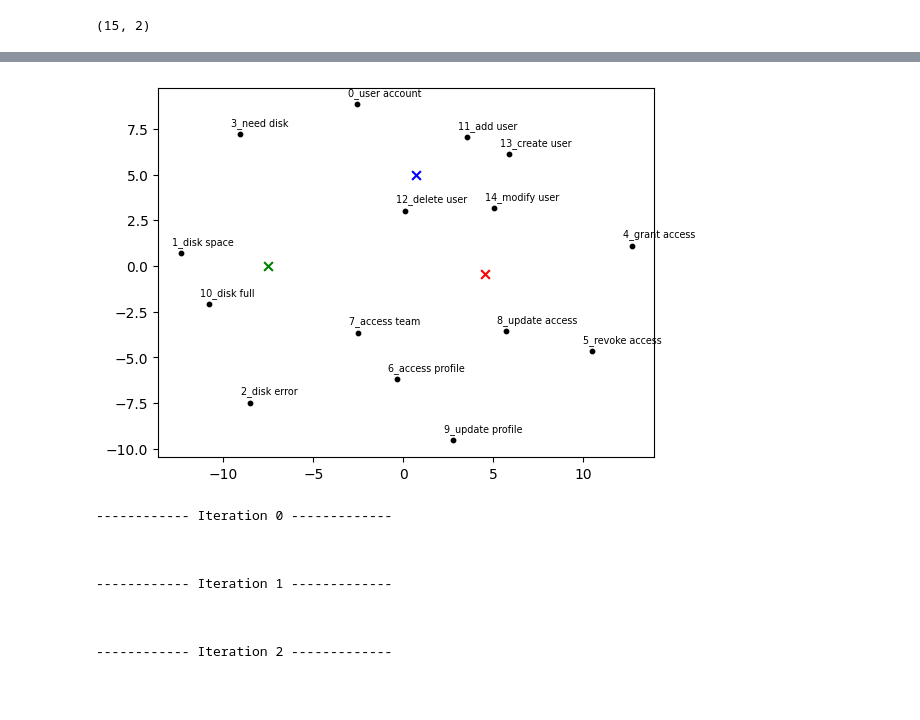
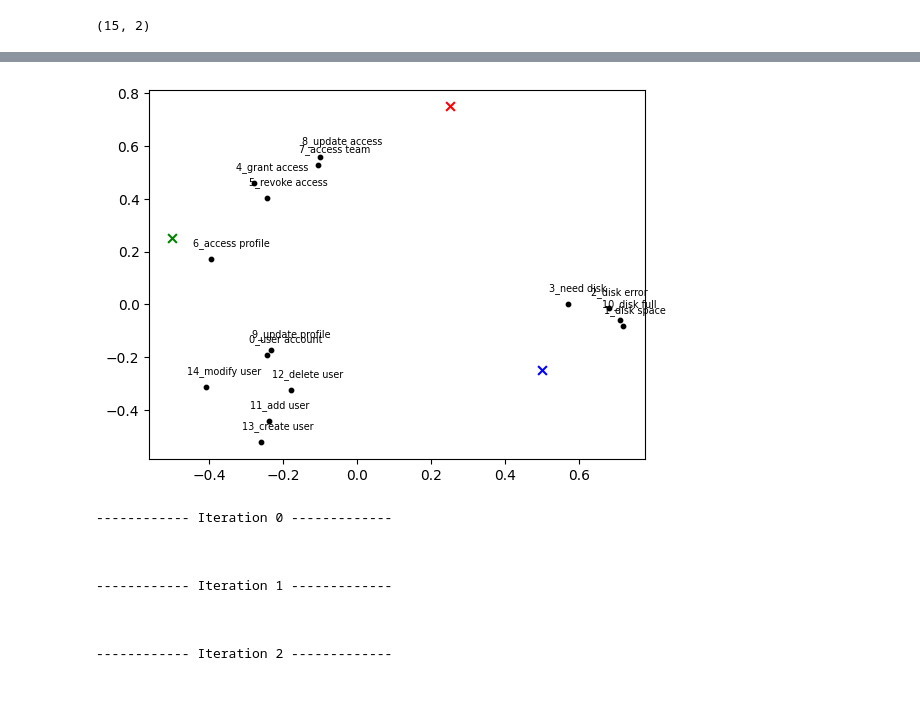
Before and after one commit to enoten/support_ticket_analysis, a Jupyter notebook: support_tickets.ipynb, the cells around one changed output, grey strips where cells are left out. Drawn from its saved outputs; the diff is of its cells as text; code cells hidden in the pictures.

```diff
--- a/support_tickets.ipynb
+++ b/support_tickets.ipynb
@@ -744,4 +692,5 @@ word_pairs
 # %%
-phrase_model = SentenceTransformer('whaleloops/phrase-bert')
+#phrase_model = SentenceTransformer('whaleloops/phrase-bert')
+phrase_model = SentenceTransformer("all-mpnet-base-v2")
 # %%
 embeds = phrase_model.encode(word_pairs)
@@ -752,3 +703,10 @@ X_transformed = embedding.fit_transform(embeds)
 X_transformed.shape
 # %% [output]
 (15, 2)
+# %%
+import numpy as np
+from sklearn.decomposition import PCA
+
+pca = PCA(n_components=2, svd_solver='full')
+x_embeds = embeds.copy()
+X_transformed = pca.fit_transform(embeds)
@@ -755,7 +715,23 @@ X_transformed.shape
 # %%
 import numpy as np
 centroid_dict = {
-    0: np.array([4.5626217, -0.4242633]),
-    1: np.array([-7.5, 0]),
-    2: np.array([0.69558755, 5]),
+    0: np.array([0.25, 0.75]),
+    1: np.array([-0.5, 0.25]),
+    2: np.array([0.5, -0.25]),
 }
+# %%
+import matplotlib.pyplot as plt
+cent_color = ['red','green','blue']
+#for key in centroid_dict.keys():
+#    plt.scatter(centroid_dict[key][0],
+#                centroid_dict[key][1],
+#                color=cent_color[key],marker='x',s=40)
+for ind in range(X_transformed.shape[0]):
+    plt.scatter(X_transformed[ind,0],
+                X_transformed[ind,1],
+                marker='o',color='black',s=10)
+    plt.text(X_transformed[ind,0]-0.05,
+             X_transformed[ind,1]+0.05,
+             str(ind)+'_'+word_pairs[ind],
+             fontsize='x-small'
+            )
@@ -762,21 +740,21 @@ centroid_dict = {
 # %%
 import matplotlib.pyplot as plt
 cent_color = ['red','green','blue']
 for key in centroid_dict.keys():
     plt.scatter(centroid_dict[key][0],
                 centroid_dict[key][1],
                 color=cent_color[key],marker='x',s=40)
 for ind in range(X_transformed.shape[0]):
     plt.scatter(X_transformed[ind,0],
                 X_transformed[ind,1],
                 marker='o',color='black',s=10)
-    plt.text(X_transformed[ind,0]-0.5,
-             X_transformed[ind,1]+0.5,
+    plt.text(X_transformed[ind,0]-0.05,
+             X_transformed[ind,1]+0.05,
              str(ind)+'_'+word_pairs[ind],
              fontsize='x-small'
             )
 # %% [output]
-[figure, old version]
+[figure, new version]
 # %%
 import scipy
 centroids_in_time = {}
```
Also changed, not shown: parts of 34 cells of this notebook.
